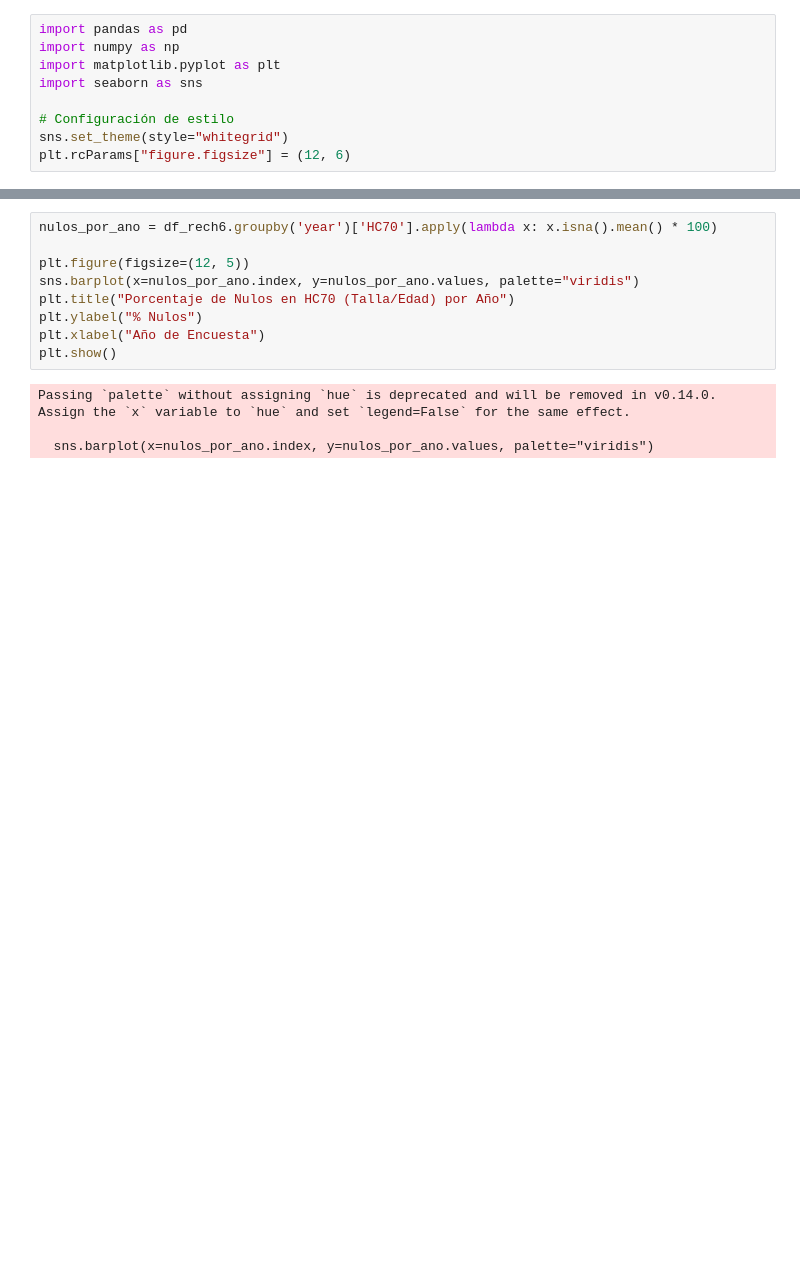
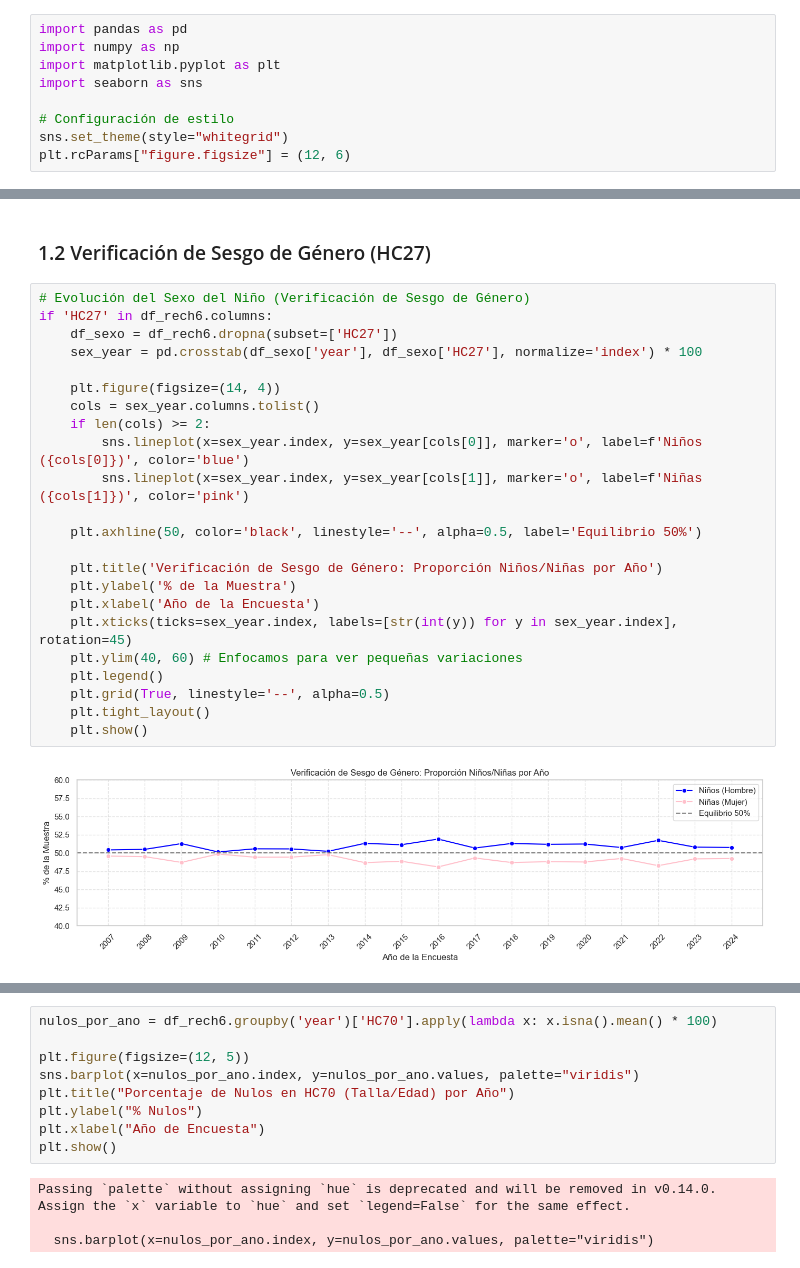
Before and after one commit to abelguevara-upeu/malnutrition-research, a Jupyter notebook: notebooks/01_data_understanding/clean/01_eda_interim_rech6.ipynb, the cells around one changed output, grey strips where cells are left out. Cells and saved outputs as stored; diff of their text form; blank space fills up the shorter version.

```diff
--- a/notebooks/01_data_understanding/clean/01_eda_interim_rech6.ipynb
+++ b/notebooks/01_data_understanding/clean/01_eda_interim_rech6.ipynb
@@ -63,0 +93,27 @@ plt.show()
+# %% [markdown]
+### 1.2 Verificación de Sesgo de Género (HC27)
+# %%
+# Evolución del Sexo del Niño (Verificación de Sesgo de Género)
+if 'HC27' in df_rech6.columns:
+    df_sexo = df_rech6.dropna(subset=['HC27'])
+    sex_year = pd.crosstab(df_sexo['year'], df_sexo['HC27'], normalize='index') * 100
+
+    plt.figure(figsize=(14, 4))
+    cols = sex_year.columns.tolist()
+    if len(cols) >= 2:
+        sns.lineplot(x=sex_year.index, y=sex_year[cols[0]], marker='o', label=f'Niños ({cols[0]})', color='blue')
+        sns.lineplot(x=sex_year.index, y=sex_year[cols[1]], marker='o', label=f'Niñas ({cols[1]})', color='pink')
+
+    plt.axhline(50, color='black', linestyle='--', alpha=0.5, label='Equilibrio 50%')
+
+    plt.title('Verificación de Sesgo de Género: Proporción Niños/Niñas por Año')
+    plt.ylabel('% de la Muestra')
+    plt.xlabel('Año de la Encuesta')
+    plt.xticks(ticks=sex_year.index, labels=[str(int(y)) for y in sex_year.index], rotation=45)
+    plt.ylim(40, 60) # Enfocamos para ver pequeñas variaciones
+    plt.legend()
+    plt.grid(True, linestyle='--', alpha=0.5)
+    plt.tight_layout()
+    plt.show()
+# %% [output]
+[figure, added]
```
Also changed, not shown: parts of 57 cells of this notebook, 20 other files.
